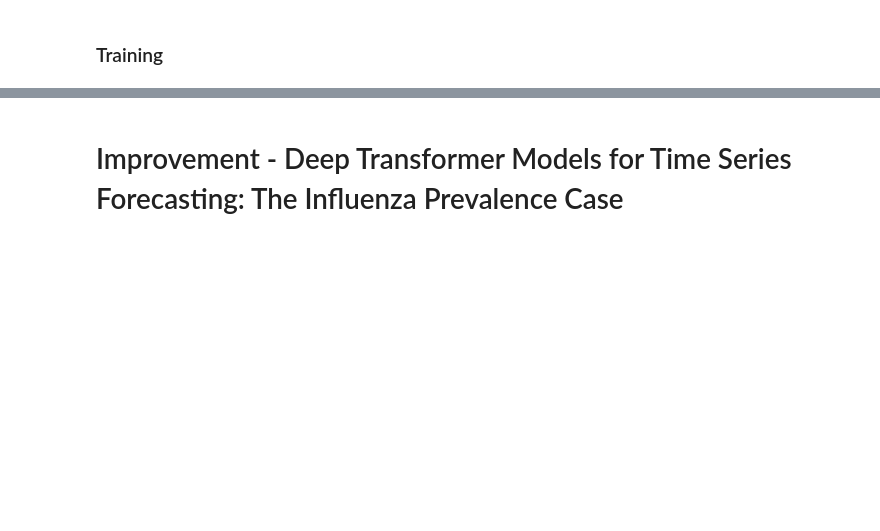
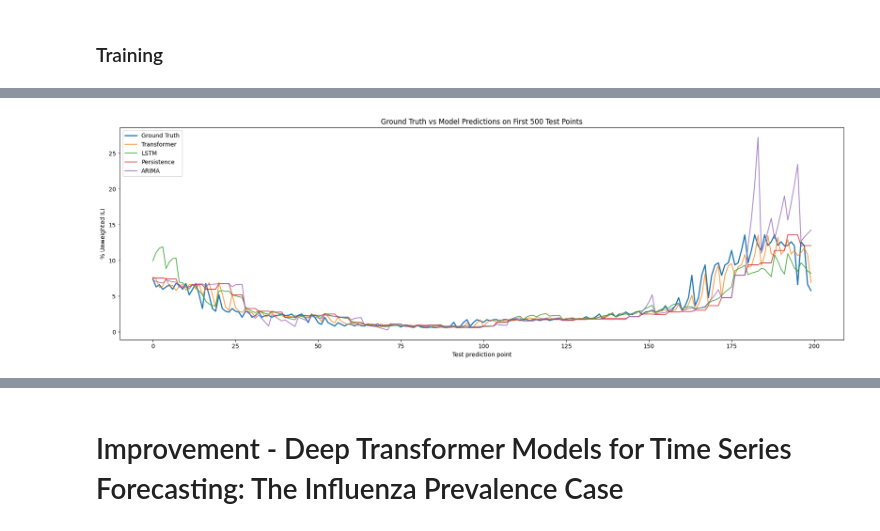
Before and after one commit to wangly7/epidemic-transformer-forecasting, a Jupyter notebook: transformer-influenza-predicting.ipynb, the cells around one changed output, grey strips where cells are left out. Saved outputs shown, nothing was run; the diff lists cells and outputs as text; code cells hidden in the pictures; blank space fills up the shorter version.

```diff
--- a/transformer-influenza-predicting.ipynb
+++ b/transformer-influenza-predicting.ipynb
@@ -342,0 +1510,59 @@ plt.show()
+# %%
+plot_preds = collect_four_model_predictions_on_test_loader(
+    test_loader=test_loader,
+    transformer_model=best_origin_model,
+    lstm_model=best_lstm_model,
+    transformer_device=pipeline.device,
+    lstm_device=lstm_pipeline.device,
+    future=FUTURE,
+    arima_order=ARIMA_ORDER,
+    max_points=200
+)
+# %%
+plt.figure(figsize=(18, 6))
+
+x = np.arange(len(plot_preds["ground_truth"]))
+
+plt.plot(
+    x,
+    plot_preds["ground_truth"],
+    label="Ground Truth",
+    linewidth=2
+)
+
+plt.plot(
+    x,
+    plot_preds["transformer"],
+    label="Transformer",
+    alpha=0.8
+)
+
+plt.plot(
+    x,
+    plot_preds["lstm"],
+    label="LSTM",
+    alpha=0.8
+)
+
+plt.plot(
+    x,
+    plot_preds["persistence"],
+    label="Persistence",
+    alpha=0.8
+)
+
+plt.plot(
+    x,
+    plot_preds["arima"],
+    label="ARIMA",
+    alpha=0.8
+)
+
+plt.xlabel("Test prediction point")
+plt.ylabel("% Unweighted ILI")
+plt.title("Ground Truth vs Model Predictions on First 500 Test Points")
+plt.legend()
+plt.tight_layout()
+plt.show()
+# %% [output]
+[figure, added]
```
Also changed, not shown: parts of 47 cells of this notebook, 1 other file.
